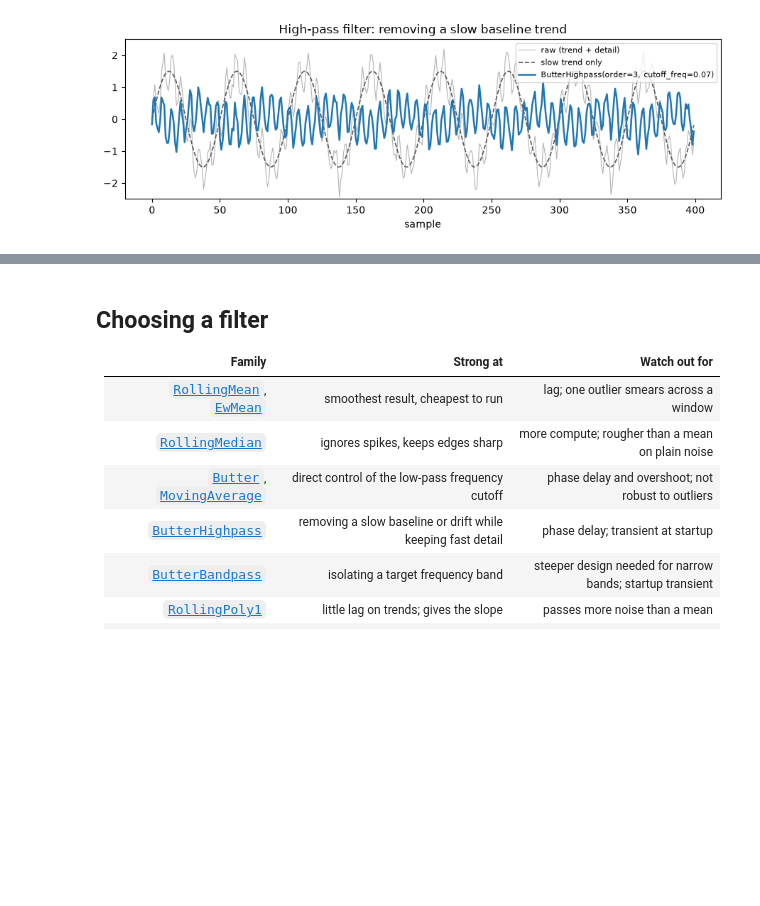
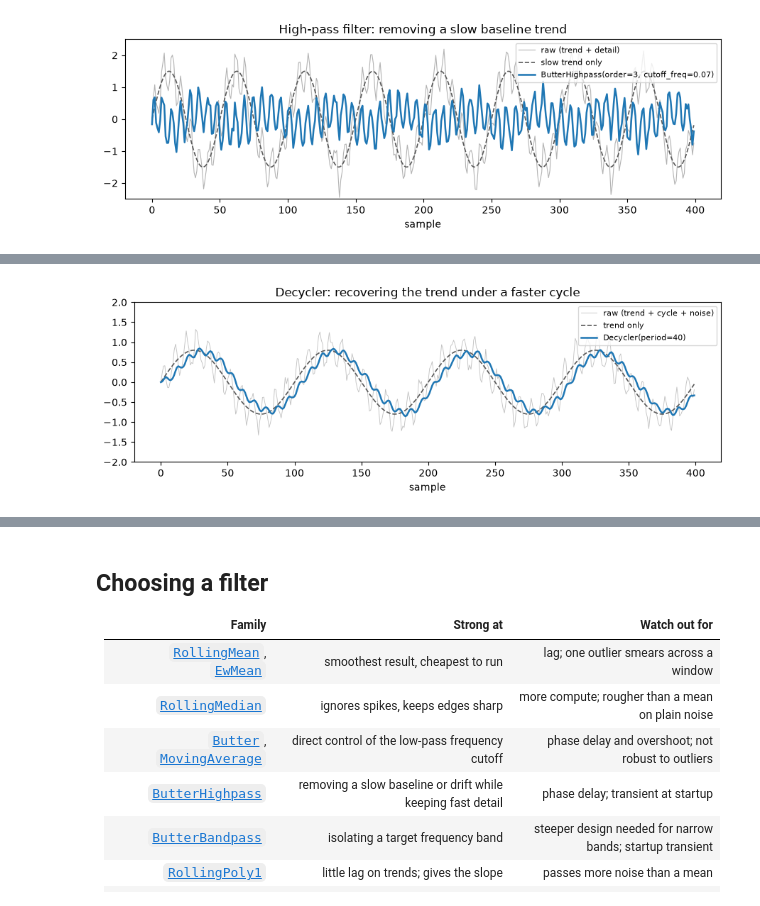
Before and after one commit to screamer-labs/screamer, a Jupyter notebook: docs/notebooks/04-signal-processing.ipynb, the cells around one changed output, grey strips where cells are left out. Cells and saved outputs as stored; diff of their text form; code cells hidden in the pictures; blank space fills up the shorter version.

```diff
--- a/docs/notebooks/04-signal-processing.ipynb
+++ b/docs/notebooks/04-signal-processing.ipynb
@@ -171,0 +192,19 @@ plt.tight_layout()
+# %%
+# Slow trend (period ~100 samples) + faster cycle (period ~8 samples) + noise
+slow_trend = 0.8 * np.sin(2 * np.pi * 0.01 * np.arange(n))
+fast_cycle = 0.4 * np.sin(2 * np.pi * 0.12 * np.arange(n))
+decycler_raw = slow_trend + fast_cycle + 0.10 * rng.standard_normal(n)
+
+trend_out = Decycler(period=40)(decycler_raw)
+
+fig, ax = plt.subplots(figsize=(9, 3.2))
+ax.plot(decycler_raw, lw=0.6, color="0.75", label="raw (trend + cycle + noise)")
+ax.plot(slow_trend,   lw=1.2, color="0.35", ls="--", label="trend only")
+ax.plot(trend_out,    lw=1.8, label="Decycler(period=40)")
+ax.set_title("Decycler: recovering the trend under a faster cycle")
+ax.set_xlabel("sample")
+ax.set_ylim(-2.0, 2.0)
+ax.legend(loc="upper right", fontsize=8)
+plt.tight_layout()
+# %% [output]
+[figure, added]
```
Also changed, not shown: parts of 6 cells of this notebook.
